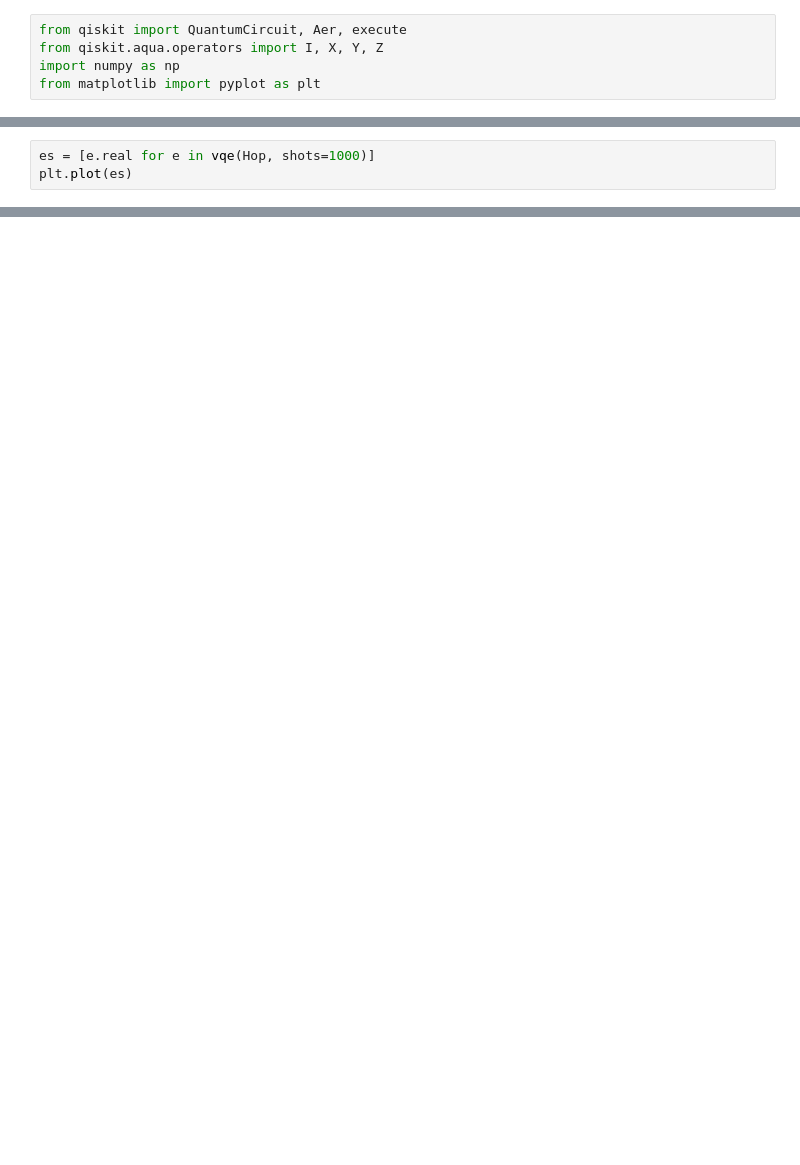
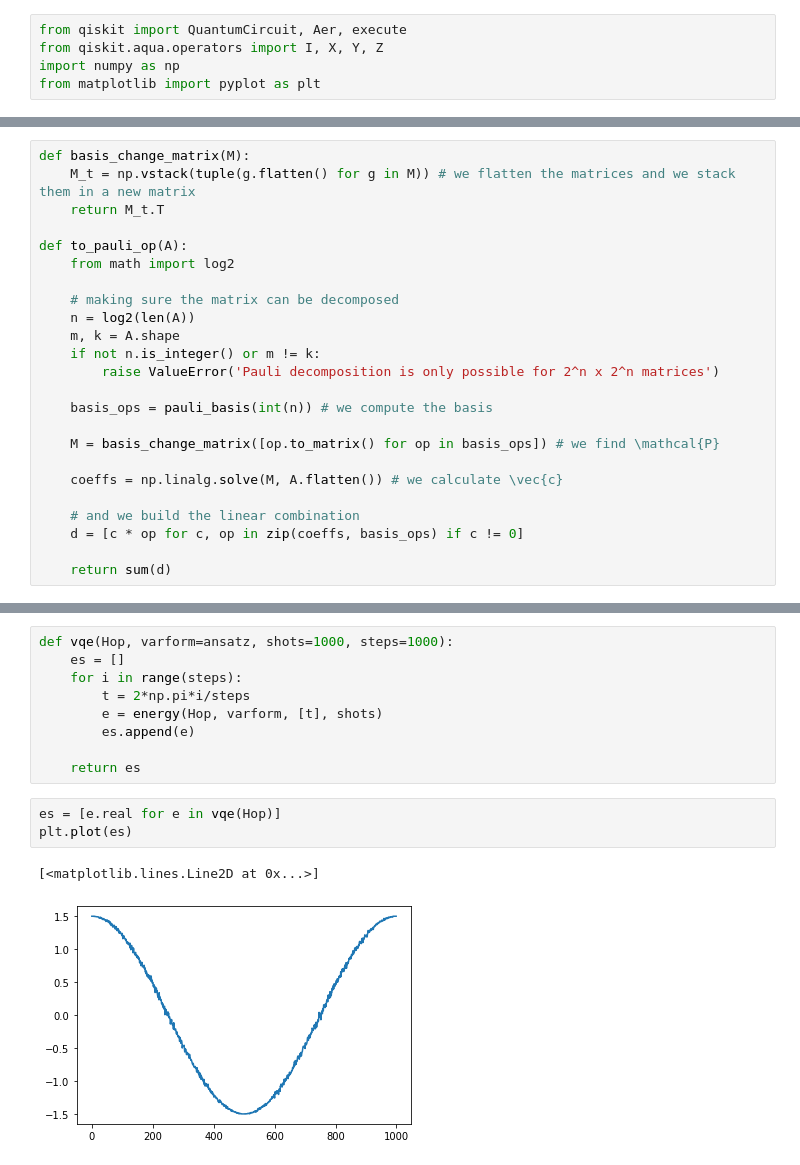
Before and after one commit to QuirozE/vqe, a Jupyter notebook: VQE.ipynb, the cells around one changed output, grey strips where cells are left out. Drawn from its saved outputs; the diff is of its cells as text; blank space fills up the shorter version.

```diff
--- a/VQE.ipynb
+++ b/VQE.ipynb
@@ -141,3 +32,0 @@ def vqe(Hop, varform=ansatz, shots=100):
-# %%
-es = [e.real for e in vqe(Hop, shots=1000)]
-plt.plot(es)
@@ -193,0 +103,24 @@ error 0.9491320225002104
+# %%
+def basis_change_matrix(M):
+    M_t = np.vstack(tuple(g.flatten() for g in M)) # we flatten the matrices and we stack them in a new matrix
+    return M_t.T
+
+def to_pauli_op(A):
+    from math import log2
+
+    # making sure the matrix can be decomposed
+    n = log2(len(A))
+    m, k = A.shape
+    if not n.is_integer() or m != k:
+        raise ValueError('Pauli decomposition is only possible for 2^n x 2^n matrices')
+
+    basis_ops = pauli_basis(int(n)) # we compute the basis
+
+    M = basis_change_matrix([op.to_matrix() for op in basis_ops]) # we find \mathcal{P}
+
+    coeffs = np.linalg.solve(M, A.flatten()) # we calculate \vec{c}
+
+    # and we build the linear combination
+    d = [c * op for c, op in zip(coeffs, basis_ops) if c != 0]
+
+    return sum(d)
@@ -193,0 +312,15 @@ error 0.9491320225002104
+# %%
+def vqe(Hop, varform=ansatz, shots=1000, steps=1000):
+    es = []
+    for i in range(steps):
+        t = 2*np.pi*i/steps
+        e = energy(Hop, varform, [t], shots)
+        es.append(e)
+
+    return es
+# %%
+es = [e.real for e in vqe(Hop)]
+plt.plot(es)
+# %% [output]
+[<matplotlib.lines.Line2D at 0x...>]
+[figure, added]
```
Also changed, not shown: parts of 41 cells of this notebook.
